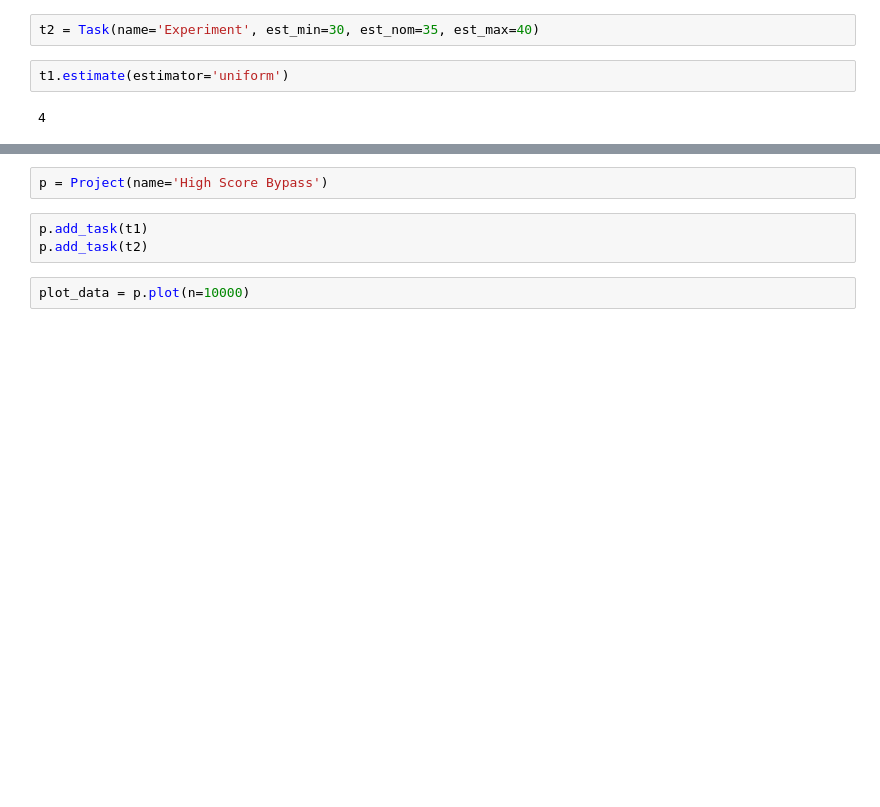
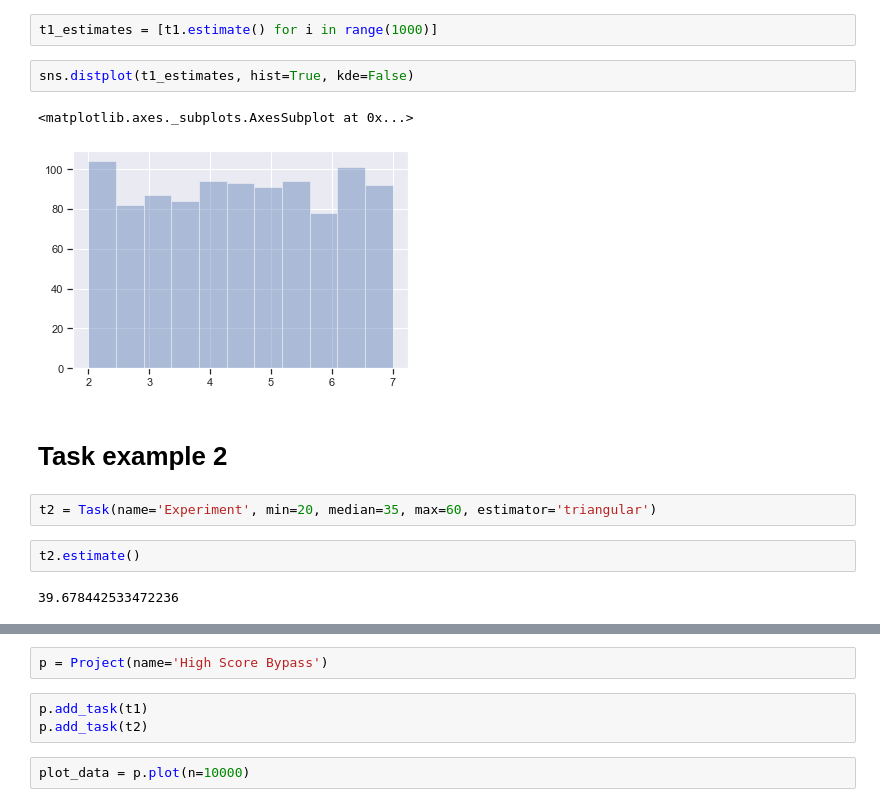
Before and after one commit to sepam/monaco, a Jupyter notebook: example.ipynb, the cells around one changed output, grey strips where cells are left out. Drawn from its saved outputs; the diff is of its cells as text; blank space fills up the shorter version.

Commit message:
Clean up example.ipynb

```diff
--- a/example.ipynb
+++ b/example.ipynb
@@ -5,6 +29,15 @@ t1 = Task(name='Analysis', est_min=2, est_nom=3, est_max=7)
+# %%
+t1_estimates = [t1.estimate() for i in range(1000)]
+# %%
+sns.distplot(t1_estimates, hist=True, kde=False)
+# %% [output]
+<matplotlib.axes._subplots.AxesSubplot at 0x...>
+[figure, added]
+# %% [markdown]
+# Task example 2
 # %%
-t2 = Task(name='Experiment', est_min=30, est_nom=35, est_max=40)
+t2 = Task(name='Experiment', min=20, median=35, max=60, estimator='triangular')
-# %%
-t1.estimate(estimator='uniform')
-# %% [output]
-4
+# %%
+t2.estimate()
+# %% [output]
+39.678442533472236
```
Also changed, not shown: parts of 12 cells of this notebook.
